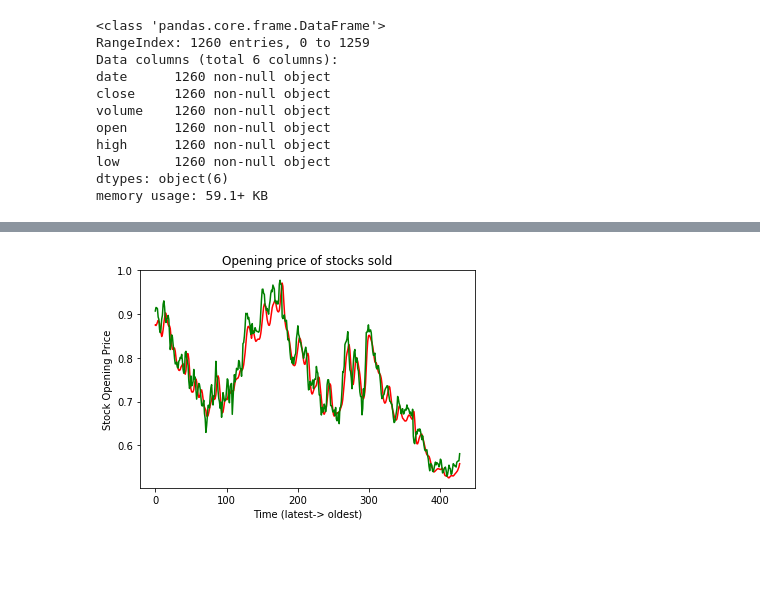
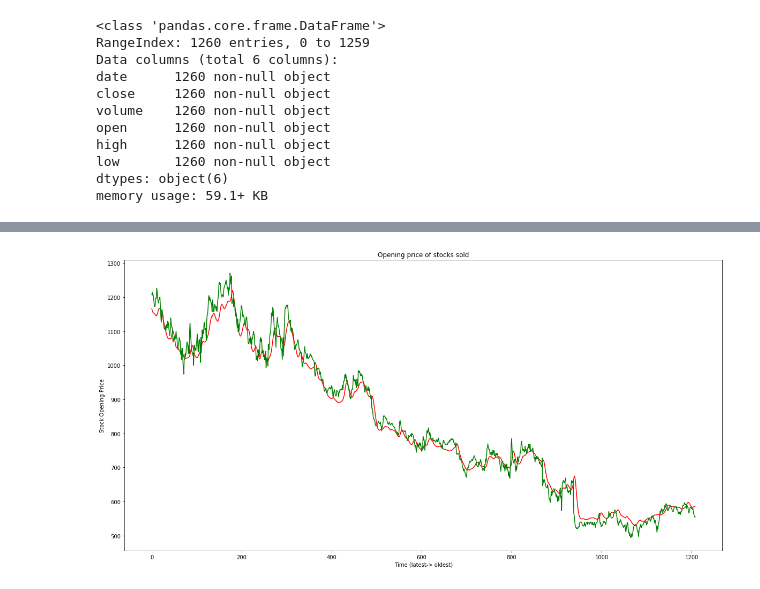
Before and after one commit to HSV-AI/presentations, a Jupyter notebook: 2019/190619/190619_RNN_TimeSeries.ipynb, the cells around one changed output, grey strips where cells are left out. Saved outputs shown, nothing was run; the diff lists cells and outputs as text; code cells hidden in the pictures; blank space fills up the shorter version.

```diff
--- a/2019/190619/190619_RNN_TimeSeries.ipynb
+++ b/2019/190619/190619_RNN_TimeSeries.ipynb
@@ -100,6 +112,10 @@ plt.show()
 # %%
-sc= MinMaxScaler(feature_range=(0,1))
-input_data[:,0:2] = sc.fit_transform(input_feature[:,:])
+input_scaler = MinMaxScaler(feature_range=(0,1))
+input_data[:,0:2] = input_scaler.fit_transform(input_feature[:,:])
+
+output_scaler = MinMaxScaler(feature_range=(0,1))
+output_feature = output_feature.reshape(-1, 1)
+output_data = output_scaler.fit_transform(output_feature)
 # %%
 lookback= 50
 
@@ -109,9 +125,9 @@ y=[]
 for i in range(len(stock_data)-lookback-1):
     t=[]
     for j in range(0,lookback):
+        t.append(input_data[[(i+j)], :])
 
-        t.append(input_data[[(i+j)], :])
     X.append(t)
-    y.append(input_data[i+ lookback,1])
+    y.append(output_data[i+ lookback])
 # %%
 X, y= np.array(X), np.array(y)
@@ -156,3 +180,3 @@ W0619 23:50:43.928169 140072760121216 deprecation_wrapper.py:119] From /usr/loca
 # %%
-model.fit(X, y, epochs=50, batch_size=32)
+history = model.fit(X, y, validation_split=0.30, epochs=50, batch_size=32, verbose=1)
 # %% [output]
@@ -185,9 +218,16 @@ predicted_value= model.predict(X_test)
+# %%
+predicted_value = model.predict(X)
+unscaled_output = output_scaler.inverse_transform(predicted_value)
+
+temp = np.array(stock_data.open[lookback:-1]).reshape(-1,1)
 # %%
-plt.plot(predicted_value, color= 'red')
-plt.plot(input_data[lookback:test_size+(2*lookback),1], color='green')
+
+plt.figure(figsize=(20,10))
+plt.plot(unscaled_output, color= 'red')
+plt.plot(temp, color='green')
 plt.title("Opening price of stocks sold")
 plt.xlabel("Time (latest-> oldest)")
 plt.ylabel("Stock Opening Price")
 plt.show()
 # %% [output]
-[figure, old version]
+[figure, new version]
```
Also changed, not shown: parts of 13 cells of this notebook.
